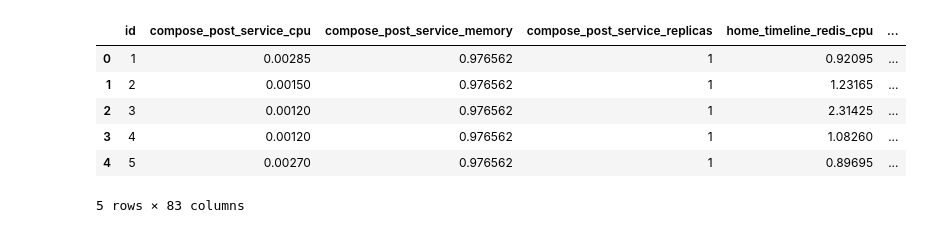
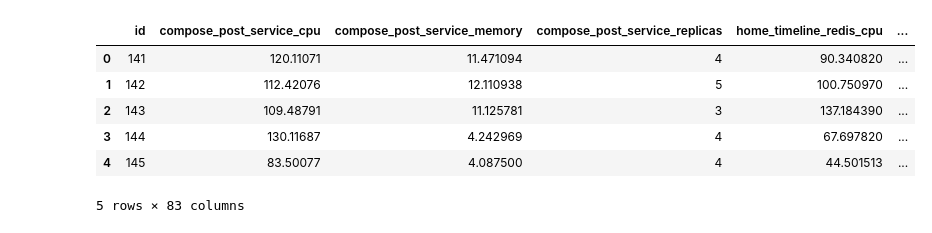
Before and after one commit to rozanfa/kubernetes-autoscaler, a Jupyter notebook: visualize.ipynb, the cells around one changed output. Saved outputs shown, nothing was run; the diff lists cells and outputs as text; code cells hidden in the pictures.

```diff
--- a/visualize.ipynb
+++ b/visualize.ipynb
@@ -14,24 +16,23 @@ conn = psycopg2.connect(f"dbname={DB_NAME} user={DB_USER} password={DB_PASSWORD}
 # %%
 table = "social_network"
 cur = conn.cursor()
-cur.execute(f"SELECT * FROM {table}")
+cur.execute(f"SELECT * FROM {table} OFFSET {offset} LIMIT {limit}")
 raw_data = cur.fetchall()
 column_names = [desc[0] for desc in cur.description]
 cur.close()
+
+# Create a dataframe
+import pandas as pd
+df = pd.DataFrame(raw_data, columns=column_names)
+df.head()
+# %% [output]
+|  | id | compose_post_service_cpu | compose_post_service_memory | compose_post_service_replicas | home_timeline_redis_cpu | ... |
+| 0 | 141 | 120.11071 | 11.471094 | 4 | 90.340820 | ... |
+| 1 | 142 | 112.42076 | 12.110938 | 5 | 100.750970 | ... |
+| 2 | 143 | 109.48791 | 11.125781 | 3 | 137.184390 | ... |
+| 3 | 144 | 130.11687 | 4.242969 | 4 | 67.697820 | ... |
+| 4 | 145 | 83.50077 | 4.087500 | 4 | 44.501513 | ... |
+5 rows × 83 columns
-# %%
-# Create a dataframe
-
-import pandas as pd
-df = pd.DataFrame(raw_data, columns=column_names)
-df.head()
-# %% [output]
-|  | id | compose_post_service_cpu | compose_post_service_memory | compose_post_service_replicas | home_timeline_redis_cpu | ... |
-| 0 | 1 | 0.00285 | 0.976562 | 1 | 0.92095 | ... |
-| 1 | 2 | 0.00150 | 0.976562 | 1 | 1.23165 | ... |
-| 2 | 3 | 0.00120 | 0.976562 | 1 | 2.31425 | ... |
-| 3 | 4 | 0.00120 | 0.976562 | 1 | 1.08260 | ... |
-| 4 | 5 | 0.00270 | 0.976562 | 1 | 0.89695 | ... |
-5 rows × 83 columns
 # %%
 table = "social_network_predicted"
 cur = conn.cursor()
```
Also changed, not shown: parts of 13 cells of this notebook, 22 other files.
